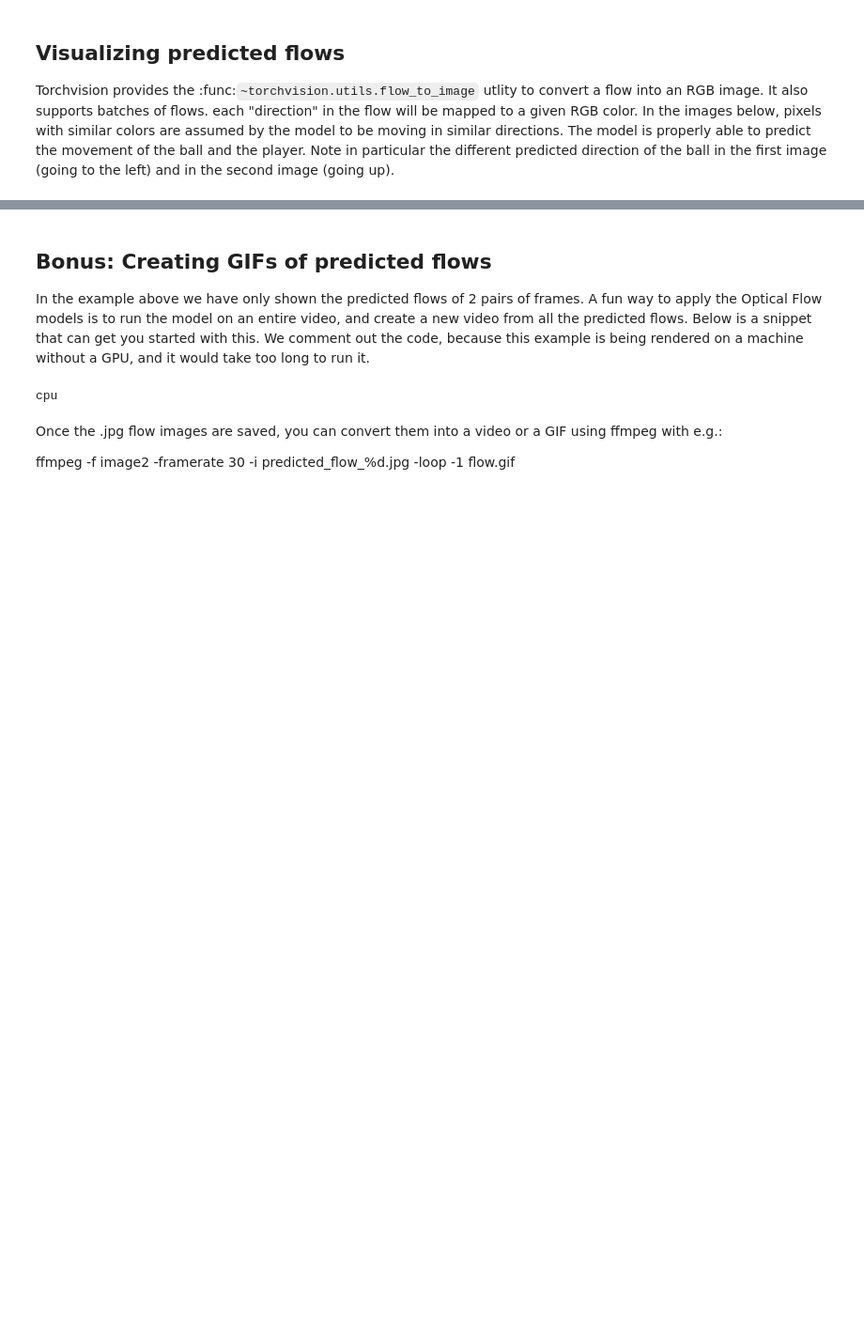
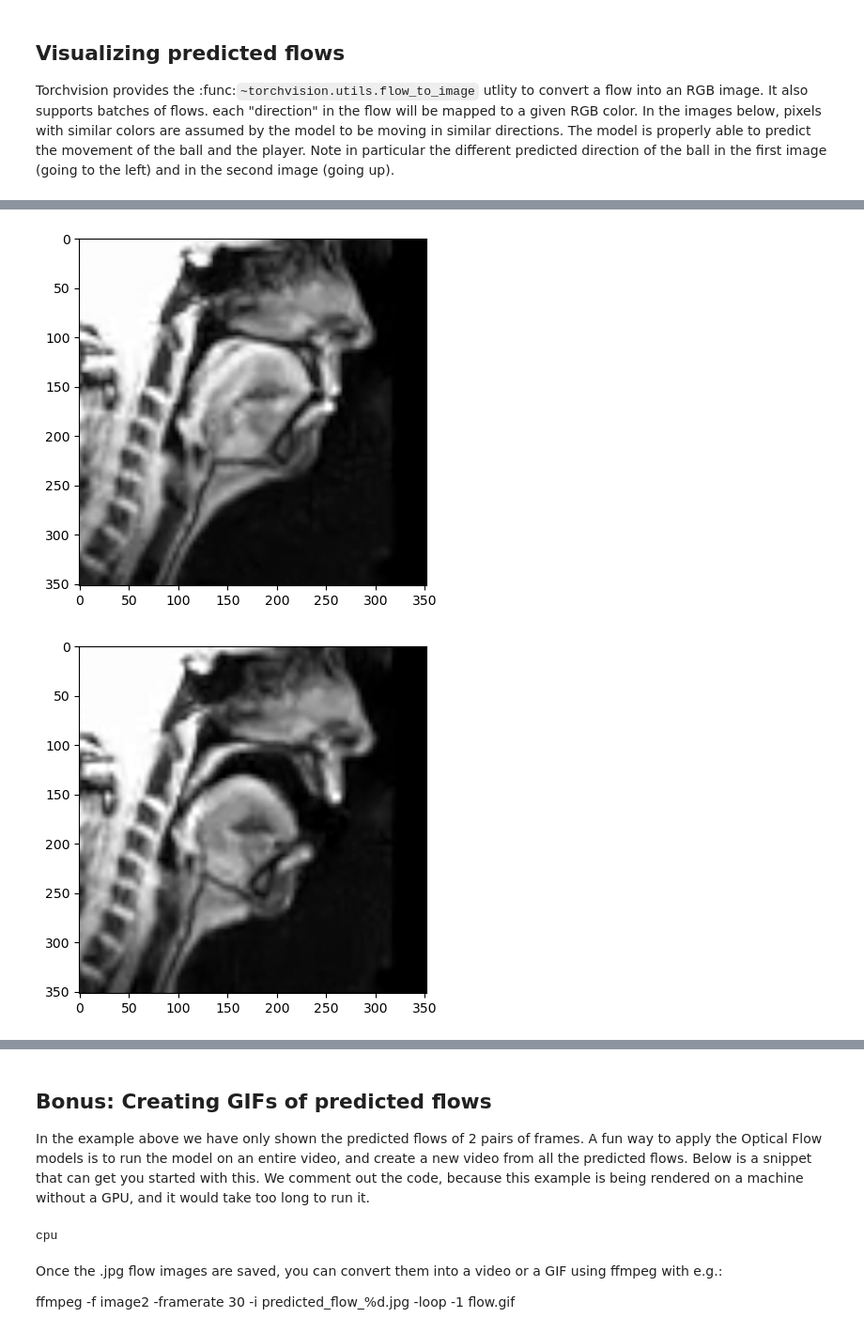
Before and after one commit to mishined/FYP, a Jupyter notebook: RAFT_optical_flow.ipynb, the cells around one changed output, grey strips where cells are left out. Shown at 94% size. Saved outputs shown, nothing was run; the diff lists cells and outputs as text; code cells hidden in the pictures; blank space fills up the shorter version.

```diff
--- a/RAFT_optical_flow.ipynb
+++ b/RAFT_optical_flow.ipynb
@@ -214,0 +261,7 @@ torch.Size([2, 2, 352, 352])
+# %%
+for i in range(images1.shape[0]):
+    plt.imshow(images1[i])
+    plt.show()
+# %% [output]
+[figure, added]
+[figure, added]
```
Also changed, not shown: parts of 21 cells of this notebook, 3 other files.
